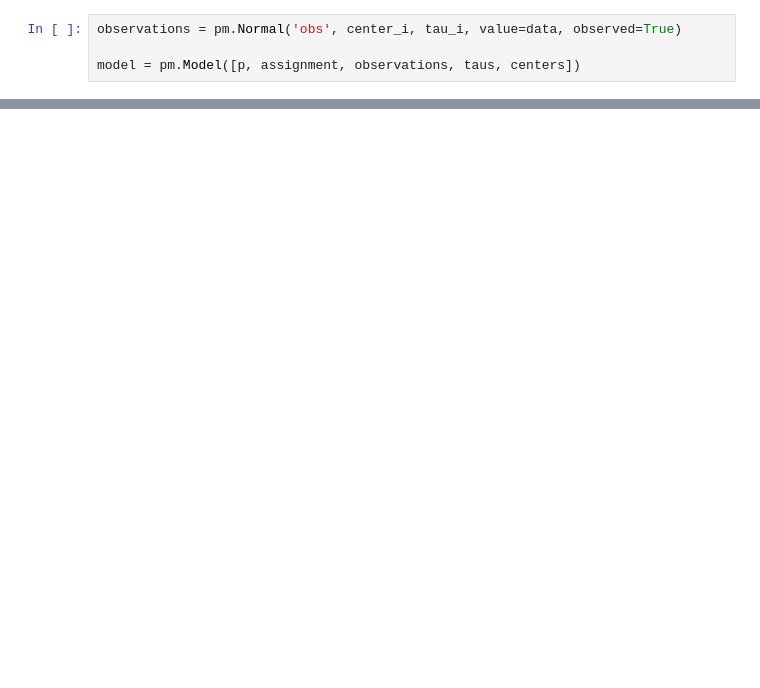
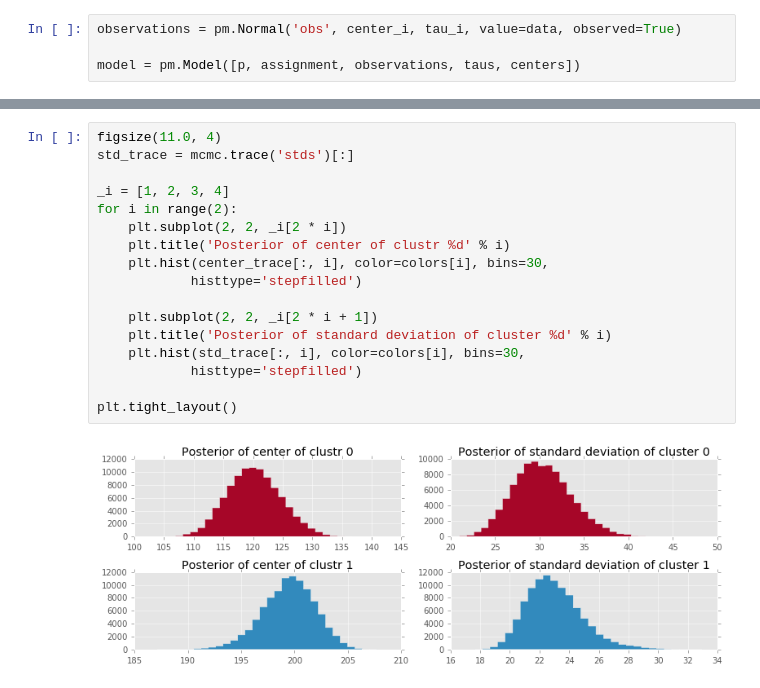
Before and after one commit to re9ulus/bayesian_methods, a Jupyter notebook: note3_MCMC.ipynb, the cells around one changed output, grey strips where cells are left out. Cells and saved outputs as stored; diff of their text form; blank space fills up the shorter version.

Commit message:
Update note3_mcmc

```diff
--- a/note3_MCMC.ipynb
+++ b/note3_MCMC.ipynb
@@ -233,0 +234,19 @@ plt.xlabel('Steps');
+# %%
+figsize(11.0, 4)
+std_trace = mcmc.trace('stds')[:]
+
+_i = [1, 2, 3, 4]
+for i in range(2):
+    plt.subplot(2, 2, _i[2 * i])
+    plt.title('Posterior of center of clustr %d' % i)
+    plt.hist(center_trace[:, i], color=colors[i], bins=30,
+            histtype='stepfilled')
+
+    plt.subplot(2, 2, _i[2 * i + 1])
+    plt.title('Posterior of standard deviation of cluster %d' % i)
+    plt.hist(std_trace[:, i], color=colors[i], bins=30,
+            histtype='stepfilled')
+
+plt.tight_layout()
+# %% [output]
+[figure, added]
```
Also changed, not shown: parts of 11 cells of this notebook.
